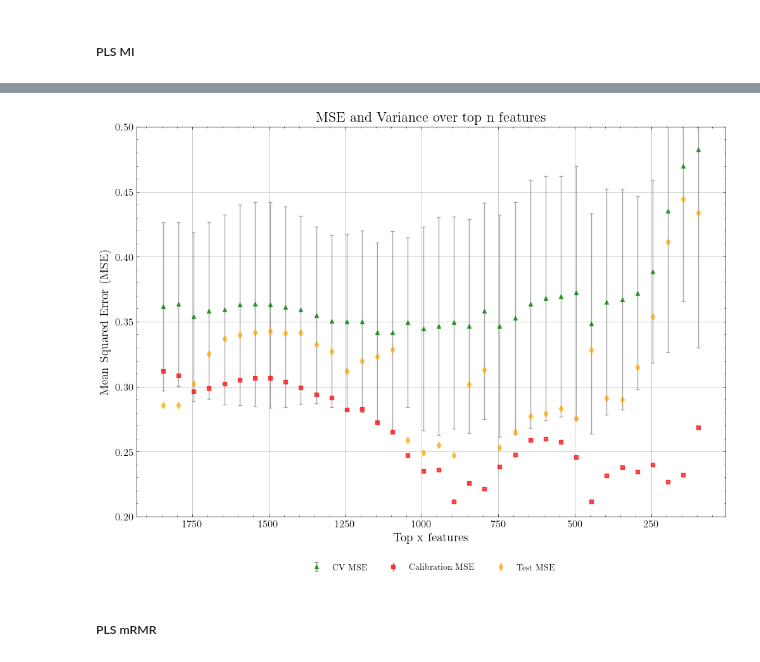
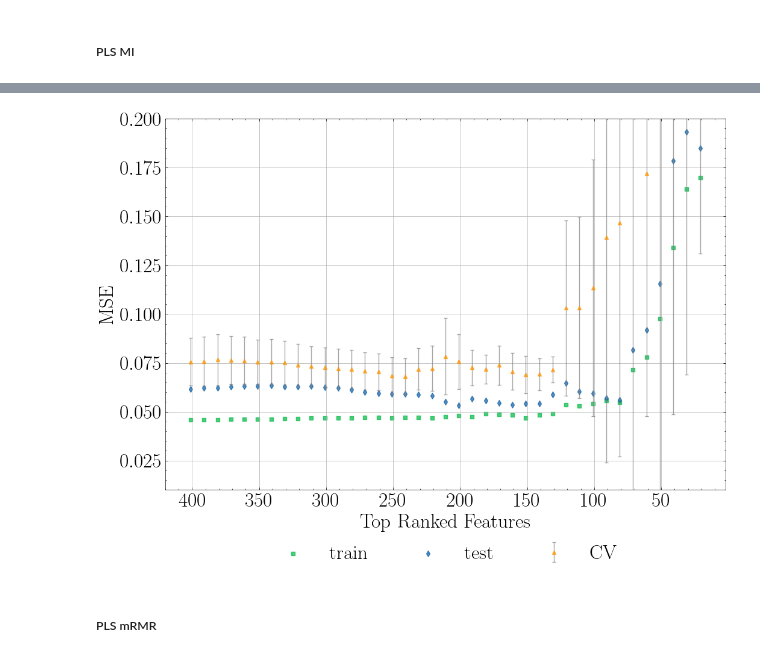
Before and after one commit to Lucas-ZR/datahow-thesis-feup, a Jupyter notebook: first_dataset_feature_selection.ipynb, the cells around one changed output, grey strips where cells are left out. Drawn from its saved outputs; the diff is of its cells as text; code cells hidden in the pictures.

```diff
--- a/first_dataset_feature_selection.ipynb
+++ b/first_dataset_feature_selection.ipynb
@@ -487,7 +521,7 @@ def check_intersections(df,top_n):
 # %% [markdown]
 ##### NN permutation importance evaluation
 # %%
-importances,train_loss_list,val_loss_list=permutation_importance_loss_nn(X_train=x_train,
+r2_list,importances,train_loss_list,val_loss_list=permutation_importance_loss_nn(X_train=x_train,
                                                                       y_train=y_train,
                                                                       k_folds=5)
 # %%
@@ -593,6 +652,6 @@ Text(0, 0.5, 'MSE')
 # %% [markdown]
 ##### NN permutation importance loss on kfolds
 # %%
-importances,train_loss_list,val_loss_list=permutation_importance_loss(X_train=x_train,
+r2_vals,importances,train_loss_list,val_loss_list=permutation_importance_loss_nn(X_train=x_train,
                                                                       y_train=y_train,
                                                                       k_folds=5)
@@ -1058,7 +1261,7 @@ def build_table_mutual_info_PLS(x_train,y_train,x_test,y_test,step,k_folds,laten
 
     mi_scores=mutual_info_regression(x_train,y_train,n_neighbors=3)
 
-    for features in np.arange(X.shape[1],50,-step):
+    for features in np.arange(X.shape[1],20,-step):
 
         important_idx=pd.Series(mi_scores).sort_values(ascending=False).head(features).index
 
@@ -1112,9 +1315,9 @@ table=build_table_mutual_info_PLS(x_train=x_train,
                                   y_train=y_train,
                                   x_test=x_test,
                                   y_test=y_test,
-                                  step=50,
+                                  step=10,
                                   k_folds=5,
-                                  latent_variables=9)
+                                  latent_variables=15)
 # %%
 table
 # %% [output]
@@ -1138,25 +1341,28 @@ table
 # %%
+import scienceplots
+plt.style.use('science')
 plt.figure(figsize=(12, 8))  # Increased figure size for better clarity
 
 #plt.errorbar(table.index[::-1], table['train mse'][::-1], yerr=table['train std'][::-1], fmt='o', markersize=5, capsize=2, label='Train MSE', color='blue', ecolor='gray', elinewidth=1, alpha=0.7, linestyle='')
-plt.errorbar(table.index[::-1], table['val mse'][::-1], yerr=table['val std'][::-1], fmt='^', markersize=5, capsize=2, label='CV MSE', color='green', ecolor='gray', elinewidth=1, alpha=0.7, linestyle='')
-plt.errorbar(table.index[::-1], table['calibration mse'][::-1], yerr=0, fmt='s', markersize=5, label='Calibration MSE', color='red', alpha=0.7, linestyle='')
-plt.errorbar(table.index[::-1], table['test mse'][::-1], yerr=0, fmt='d', markersize=5, label='Test MSE', color='orange', alpha=0.7, linestyle='')
+plt.scatter(table.index[::-1], table['calibration mse'][::-1], marker='s', s=25, label='train', color='C1', alpha=0.7)
+plt.scatter(table.index[::-1], table['test mse'][::-1], marker='d', s=25, label='test', color='C0', alpha=0.7)
+plt.errorbar(table.index[::-1], table['val mse'][::-1], yerr=table['val std'][::-1], fmt='^', markersize=5, capsize=2, label='CV', color='C2', ecolor='gray', elinewidth=1, alpha=0.7, linestyle='')
 
-plt.xlabel('Top x features', fontsize=14)
-plt.ylabel('Mean Squared Error (MSE)', fontsize=14)
-plt.title('MSE and Variance over top n features', fontsize=16)
-plt.xticks(fontsize=12)
-plt.yticks(fontsize=12)
+plt.xlabel('Top Ranked Features', fontsize=24)
+plt.ylabel('MSE', fontsize=24)
+
+plt.xticks(fontsize=24)
+plt.yticks(fontsize=24)
 plt.grid(True)
 
-plt.legend(loc='upper center', bbox_to_anchor=(0.5, -0.1), fancybox=True, shadow=True, ncol=4)
-plt.ylim(0.2,0.5)
+
+plt.legend(loc='upper center', bbox_to_anchor=(0.5, -0.1), fancybox=True, shadow=True, ncol=4,fontsize=24)
+plt.ylim(0.01,0.2)
 plt.gca().invert_xaxis()  # Keep the x-axis inverted
 
-plt.show()
+#plt.savefig('C:\\Users\\lucas\\Downloads\\PLS_MI_fixed_15.pdf', format='pdf', bbox_inches='tight')
 # %% [output]
-[figure, old version]
+[figure, new version]
 # %% [markdown]
 ##### PLS mRMR
 # %%
```
Also changed, not shown: parts of 90 cells of this notebook, 3 other files.
